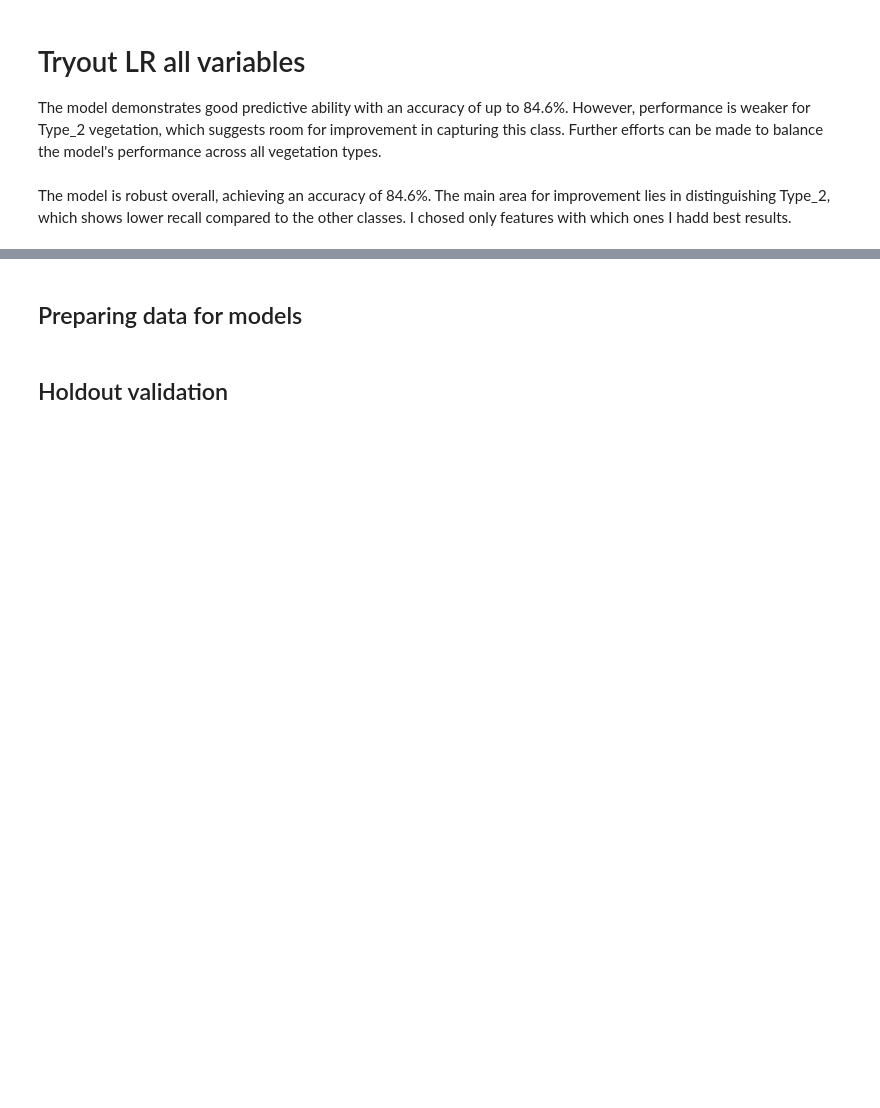
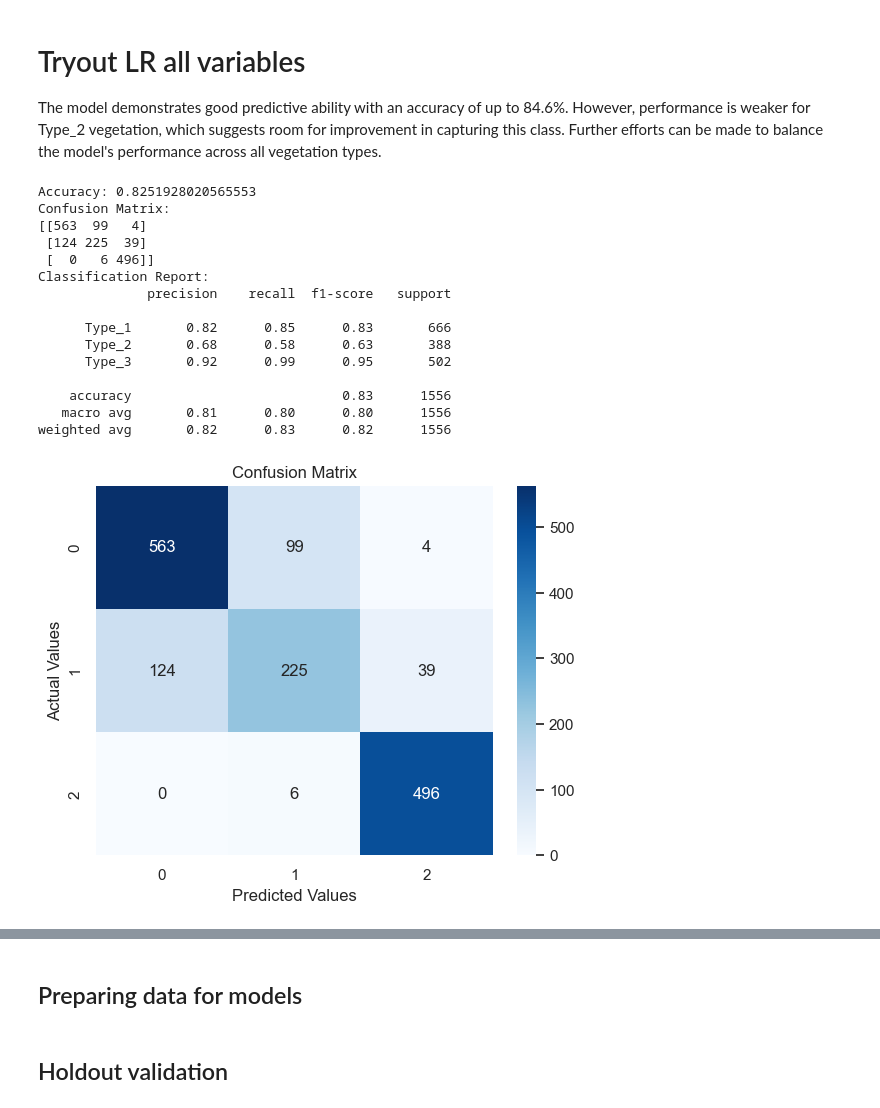
Before and after one commit to larsvdg/APRAU, a Jupyter notebook: Assignment.ipynb, the cells around one changed output, grey strips where cells are left out. Cells and saved outputs as stored; diff of their text form; code cells hidden in the pictures; blank space fills up the shorter version.

```diff
--- a/Assignment.ipynb
+++ b/Assignment.ipynb
@@ -282,7 +299,7 @@ numerical_features = [
 categorical_features = ['Soil_Type', 'Wilderness_Area']  # Add your categorical columns here
 
 # Separate target variable (Vegetation_Type) and features
-X = df[numerical_features + categorical_features]  # Include both numerical and categorical
+X = df.drop(['Vegetation_Type', "Vegetation_Type_Encoded"], axis=1)
 y = df['Vegetation_Type']
 
 # Convert categorical variables into dummy variables
@@ -293,35 +310,50 @@ X_train, X_test, y_train, y_test = train_test_split(X, y, test_size=0.2, random_
 
 # Step 5: Feature Scaling (Standardize the data)
 scaler = MinMaxScaler()
 X_train = scaler.fit_transform(X_train)
 X_test = scaler.transform(X_test)
 
 # Step 6: Apply Logistic Regression
 logreg = LogisticRegression()
 logreg.fit(X_train, y_train)
 
 # Step 7: Make predictions on the test data
 y_pred = logreg.predict(X_test)
 
 # Step 8: Evaluate the model
 accuracy = accuracy_score(y_test, y_pred)
 conf_matrix = confusion_matrix(y_test, y_pred)
 class_report = classification_report(y_test, y_pred)
 
 print(f"Accuracy: {accuracy}")
 print("Confusion Matrix:")
 print(conf_matrix)
 print("Classification Report:")
 print(class_report)
 
 # Step 9: Visualize the confusion matrix
 sns.heatmap(conf_matrix, annot=True, fmt='d', cmap='Blues')
 plt.title('Confusion Matrix')
 plt.ylabel('Actual Values')
 plt.xlabel('Predicted Values')
 plt.show()
+# %% [output]
+Accuracy: 0.8251928020565553
+Confusion Matrix:
+[[563  99   4]
+ [124 225  39]
+ [  0   6 496]]
+Classification Report:
+              precision    recall  f1-score   support
+
+      Type_1       0.82      0.85      0.83       666
+      Type_2       0.68      0.58      0.63       388
+      Type_3       0.92      0.99      0.95       502
+
+    accuracy                           0.83      1556
+   macro avg       0.81      0.80      0.80      1556
+weighted avg       0.82      0.83      0.82      1556
+[figure, added]
-# %% [markdown]
-The model is robust overall, achieving an accuracy of 84.6%. The main area for improvement lies in distinguishing Type_2, which shows lower recall compared to the other classes. I chosed only features with which ones I hadd best results.
 # %%
 # Step 1: Import necessary libraries
 import pandas as pd
```
Also changed, not shown: parts of 40 cells of this notebook.
